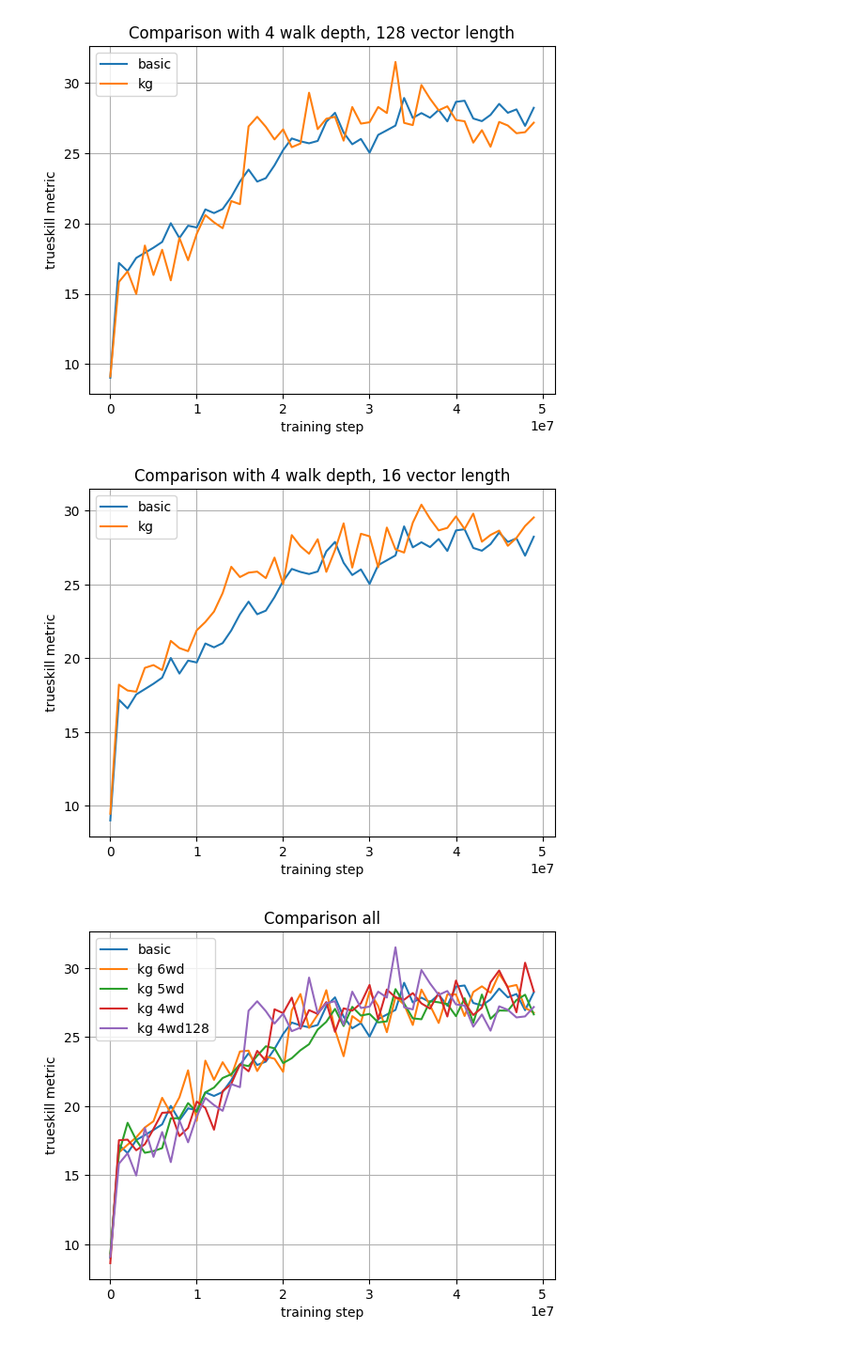
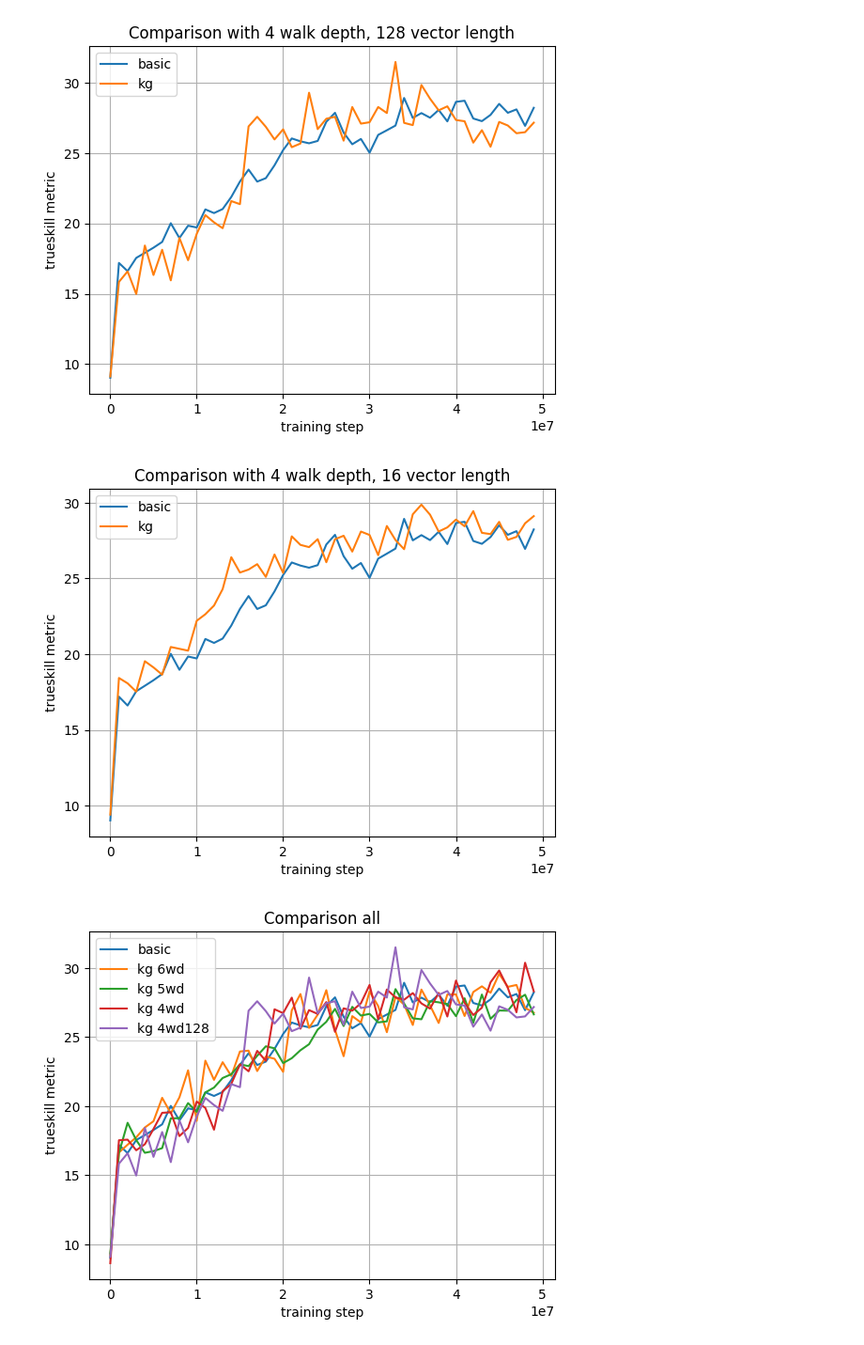
Before and after one commit to adFrej/kg-rl-rts, a Jupyter notebook: results/score_plots.ipynb, the cells around one changed output. Shown at 94% size. Cells and saved outputs as stored; diff of their text form; code cells hidden in the pictures.

```diff
--- a/results/score_plots.ipynb
+++ b/results/score_plots.ipynb
@@ -48,11 +48,12 @@ s = Scorer().add_many_scores(basic_50, "basic").add_many_scores([
 # %%
 s = Scorer().add_many_scores(basic_50, "basic").add_many_scores([
     r"MicroRTSGridModeVecEnv__ppo_gridnet__prior__kg6__33__1726129791",
     r"MicroRTSGridModeVecEnv__ppo_gridnet__prior__kg6__34__1726185003",
     r"MicroRTSGridModeVecEnv__ppo_gridnet__prior__kg6__35__1726265580",
+    r"MicroRTSGridModeVecEnv__ppo_gridnet__prior__kg6__36__1726608426",
 ], "kg", directory="kg6").draw_avg("Comparison with 4 walk depth, 16 vector length", file="score_kg_4wd16")
 # %% [output]
-[figure, old version]
+[figure, new version]
 # %%
 s = Scorer()\
     .add_many_scores(basic_50, "basic")\
```
Also changed, not shown: 55 other files.
